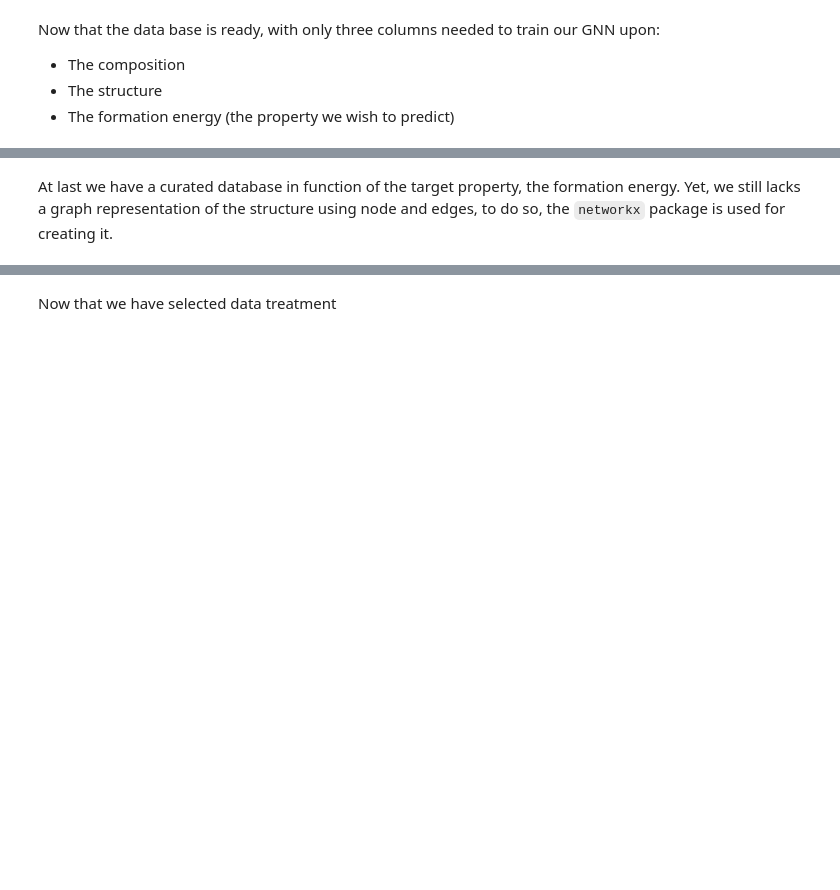
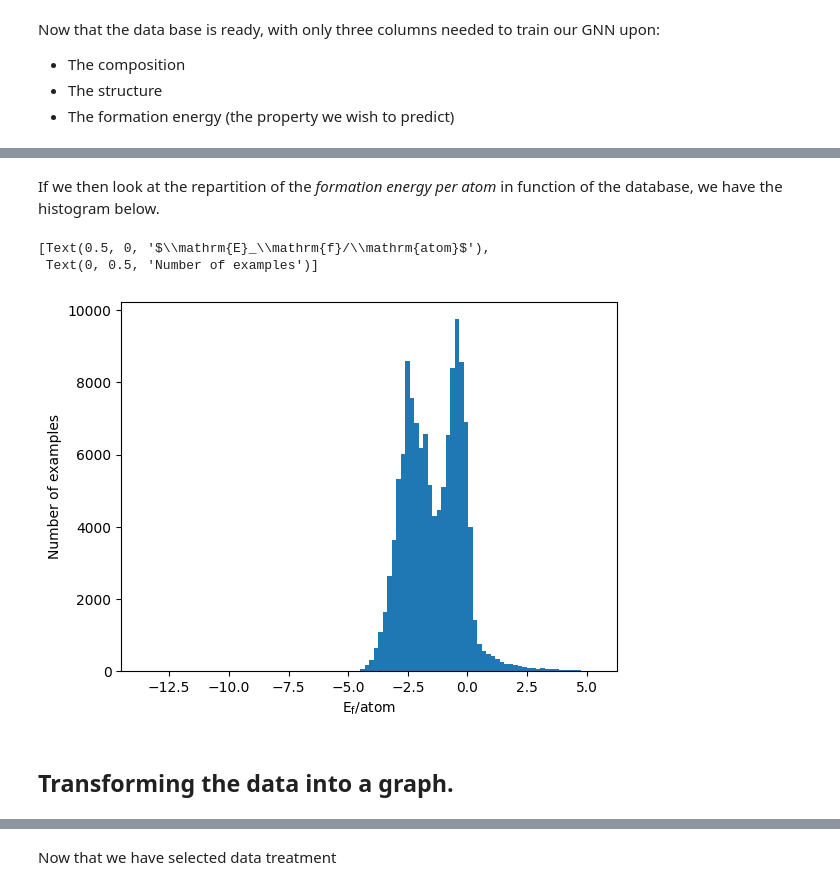
Before and after one commit to Lorentyfle/GNN-CaMML-course-blog, a Jupyter notebook: Graph_CaMML.ipynb, the cells around one changed output, grey strips where cells are left out. Saved outputs shown, nothing was run; the diff lists cells and outputs as text; code cells hidden in the pictures; blank space fills up the shorter version.

```diff
--- a/Graph_CaMML.ipynb
+++ b/Graph_CaMML.ipynb
@@ -120,3 +72,0 @@ print('Removed %d/%d entries'%(original_count - len(data), original_count))
-# %% [markdown]
-At last we have a curated database in function of the target property, the formation energy.
-Yet, we still lacks a graph representation of the structure using node and edges, to do so, the `networkx` package is used for creating it.
@@ -127,0 +73,12 @@ import networkx as nx
+# %% [markdown]
+If we then look at the repartition of the *formation energy per atom* in function of the database, we have the histogram below.
+# %%
+fig, ax = plt.subplots()
+ax.hist(df["formation_energy_per_atom"], bins=100)
+ax.set(xlabel="$\mathrm{E}_\mathrm{f}/\mathrm{atom}$", ylabel="Number of examples")
+# %% [output]
+[Text(0.5, 0, '$\\mathrm{E}_\\mathrm{f}/\\mathrm{atom}$'),
+ Text(0, 0.5, 'Number of examples')]
+[figure, added]
+# %% [markdown]
+## Transforming the data into a graph.
```
Also changed, not shown: parts of 27 cells of this notebook.
